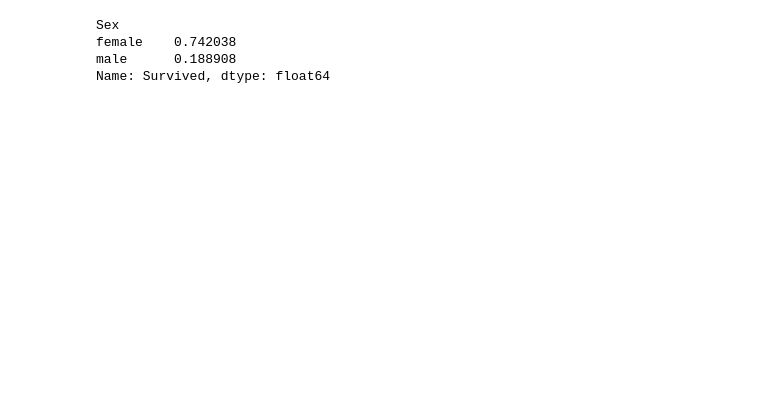
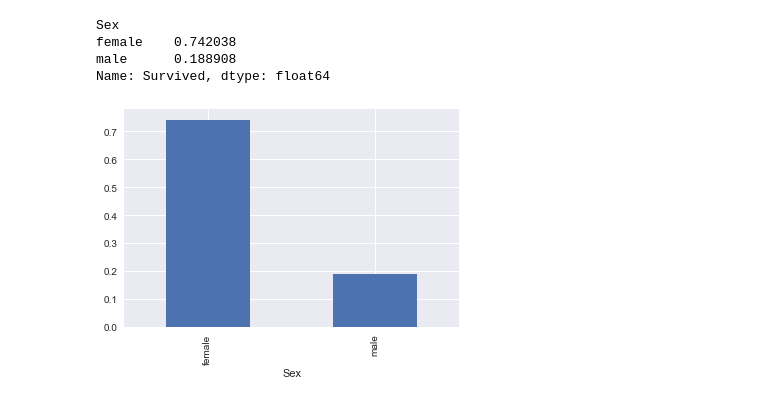
Before and after one commit to star-001/DataAnalysis, a Jupyter notebook: Titanic/Titanic_Notebook.ipynb, the cells around one changed output. Saved outputs shown, nothing was run; the diff lists cells and outputs as text; code cells hidden in the pictures; blank space fills up the shorter version.

```diff
--- a/Titanic/Titanic_Notebook.ipynb
+++ b/Titanic/Titanic_Notebook.ipynb
@@ -30,8 +107,11 @@ titanic_df.head()
 # %%
-#不同性别的存活率
-titanic_df.groupby('Sex')['Survived'].sum()/titanic_df.groupby('Sex')['Survived'].count()
+#不同性别的生还率
+sex_p = df.groupby('Sex')['Survived'].sum()/df.groupby('Sex')['Survived'].count()
+sex_p.plot(kind = 'bar')
+sex_p
 # %% [output]
 Sex
 female    0.742038
 male      0.188908
 Name: Survived, dtype: float64
+[figure, added]
```
Also changed, not shown: parts of 24 cells of this notebook.
